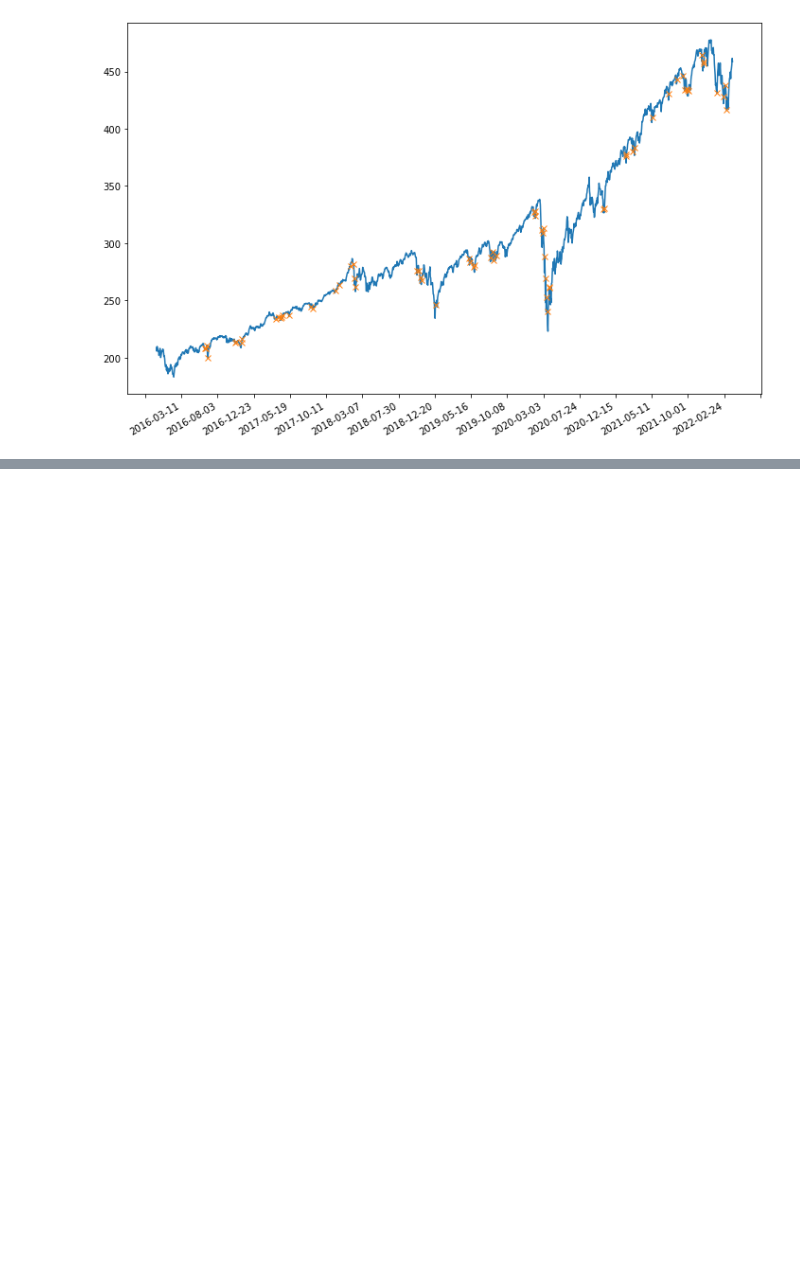
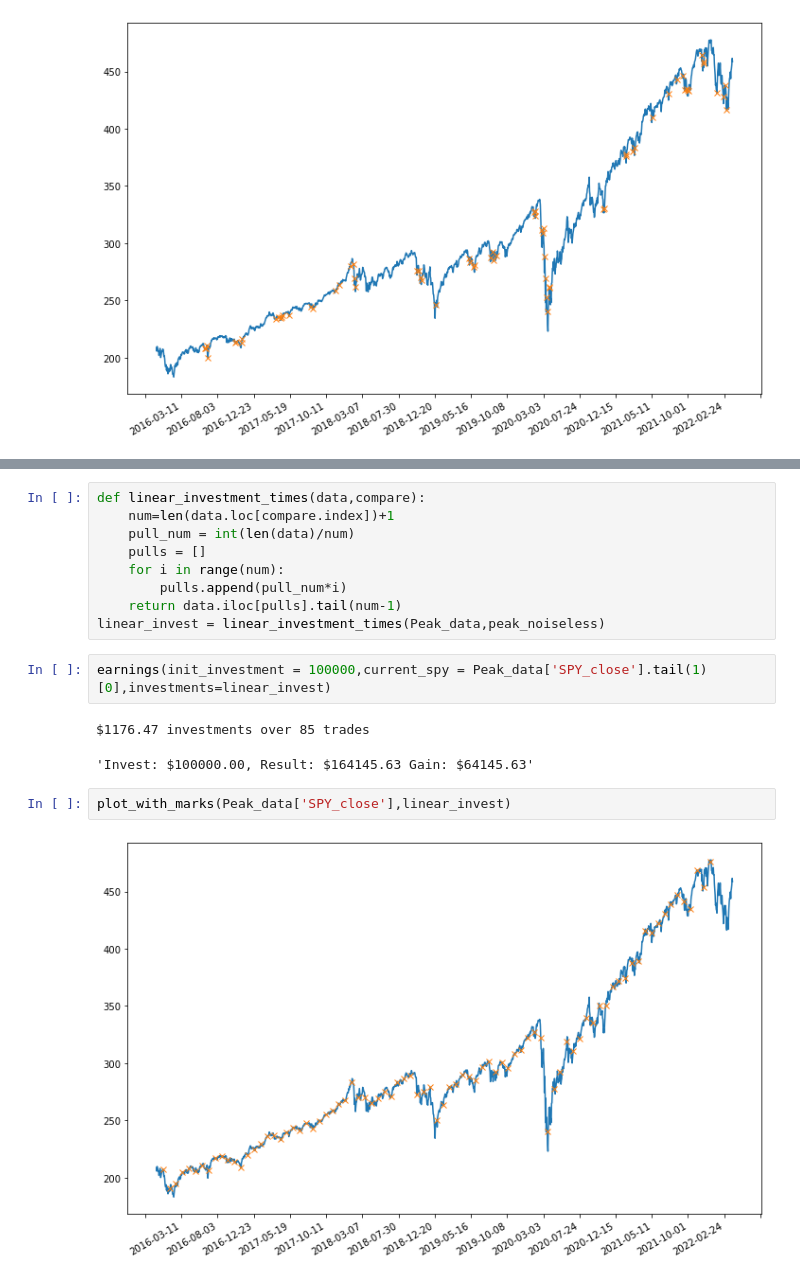
Before and after one commit to JoeHGeoghegan/VIX_Timing_The_Market, a Jupyter notebook: Notebooks/Joe.ipynb, the cells around one changed output, grey strips where cells are left out. Drawn from its saved outputs; the diff is of its cells as text; blank space fills up the shorter version.

Commit message:
investment analysis work

```diff
--- a/Notebooks/Joe.ipynb
+++ b/Notebooks/Joe.ipynb
@@ -229,0 +190,18 @@ Peak_data
+# %%
+def linear_investment_times(data,compare):
+    num=len(data.loc[compare.index])+1
+    pull_num = int(len(data)/num)
+    pulls = []
+    for i in range(num):
+        pulls.append(pull_num*i)
+    return data.iloc[pulls].tail(num-1)
+linear_invest = linear_investment_times(Peak_data,peak_noiseless)
+# %%
+earnings(init_investment = 100000,current_spy = Peak_data['SPY_close'].tail(1)[0],investments=linear_invest)
+# %% [output]
+$1176.47 investments over 85 trades
+'Invest: $100000.00, Result: $164145.63 Gain: $64145.63'
+# %%
+plot_with_marks(Peak_data['SPY_close'],linear_invest)
+# %% [output]
+[figure, added]
```
Also changed, not shown: parts of 10 cells of this notebook.
